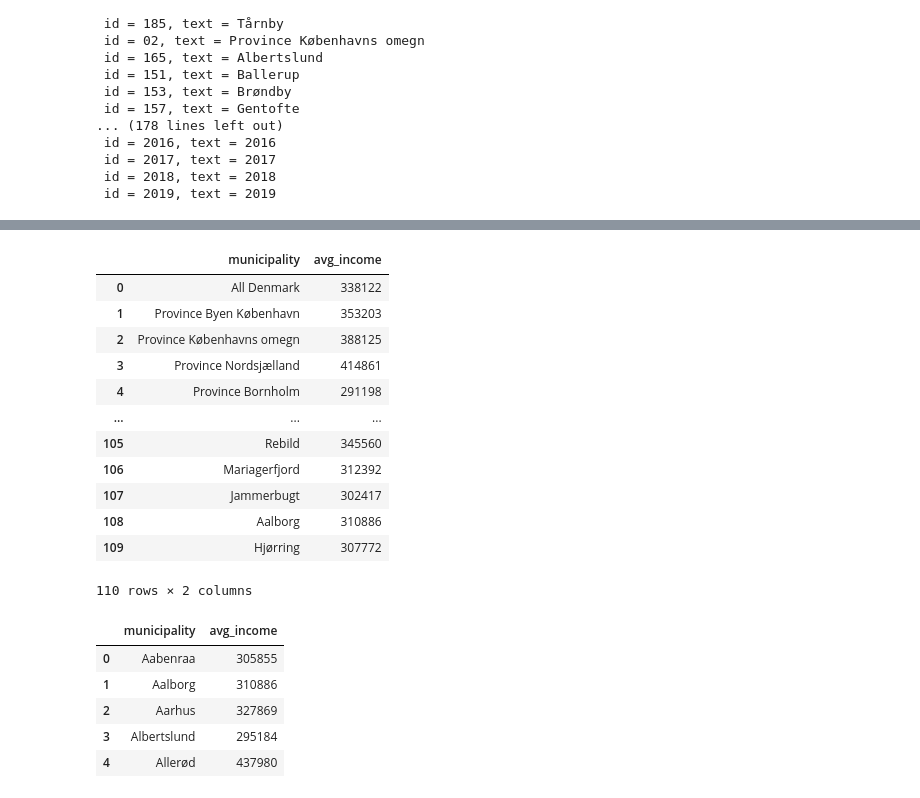
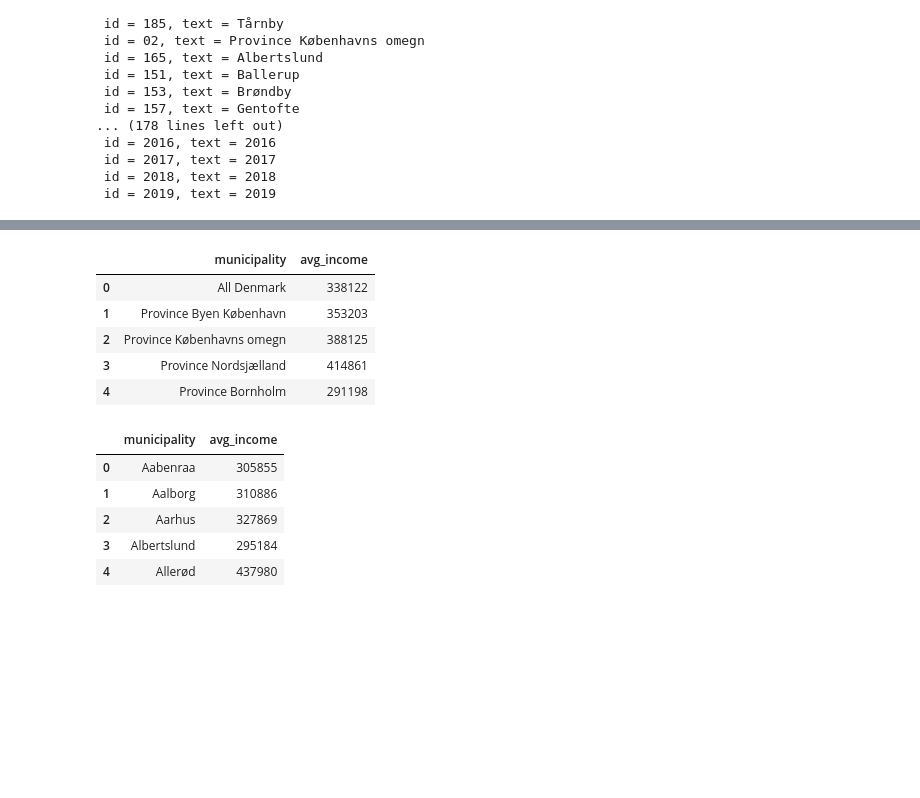
Before and after one commit to AskerNC/projects-2021-sstl, a Jupyter notebook: dataproject/dataproject.ipynb, the cells around one changed output, grey strips where cells are left out. Drawn from its saved outputs; the diff is of its cells as text; code cells hidden in the pictures; blank space fills up the shorter version.

```diff
--- a/dataproject/dataproject.ipynb
+++ b/dataproject/dataproject.ipynb
@@ -235,22 +233,15 @@ display(inc_api)
 # %%
 inc_1=inc_api.drop(['KOEN','INDKOMSTTYPE','ENHED', 'TID'], axis=1)
 
 inc_1.rename(columns = {'INDHOLD':'avg_income','OMRÅDE':'municipality'}, inplace=True)
-display(inc_1)
+inc_1.head()
 # %% [output]
 |  | municipality | avg_income |
 | 0 | All Denmark | 338122 |
 | 1 | Province Byen København | 353203 |
 | 2 | Province Københavns omegn | 388125 |
 | 3 | Province Nordsjælland | 414861 |
 | 4 | Province Bornholm | 291198 |
-| ... | ... | ... |
-| 105 | Rebild | 345560 |
-| 106 | Mariagerfjord | 312392 |
-| 107 | Jammerbugt | 302417 |
-| 108 | Aalborg | 310886 |
-| 109 | Hjørring | 307772 |
-110 rows × 2 columns
 # %%
 avg_inc=inc_1.groupby(by="municipality").sum()
 avg_inc = avg_inc.drop("All Denmark", axis=0).reset_index()
```
Also changed, not shown: parts of 17 cells of this notebook.
